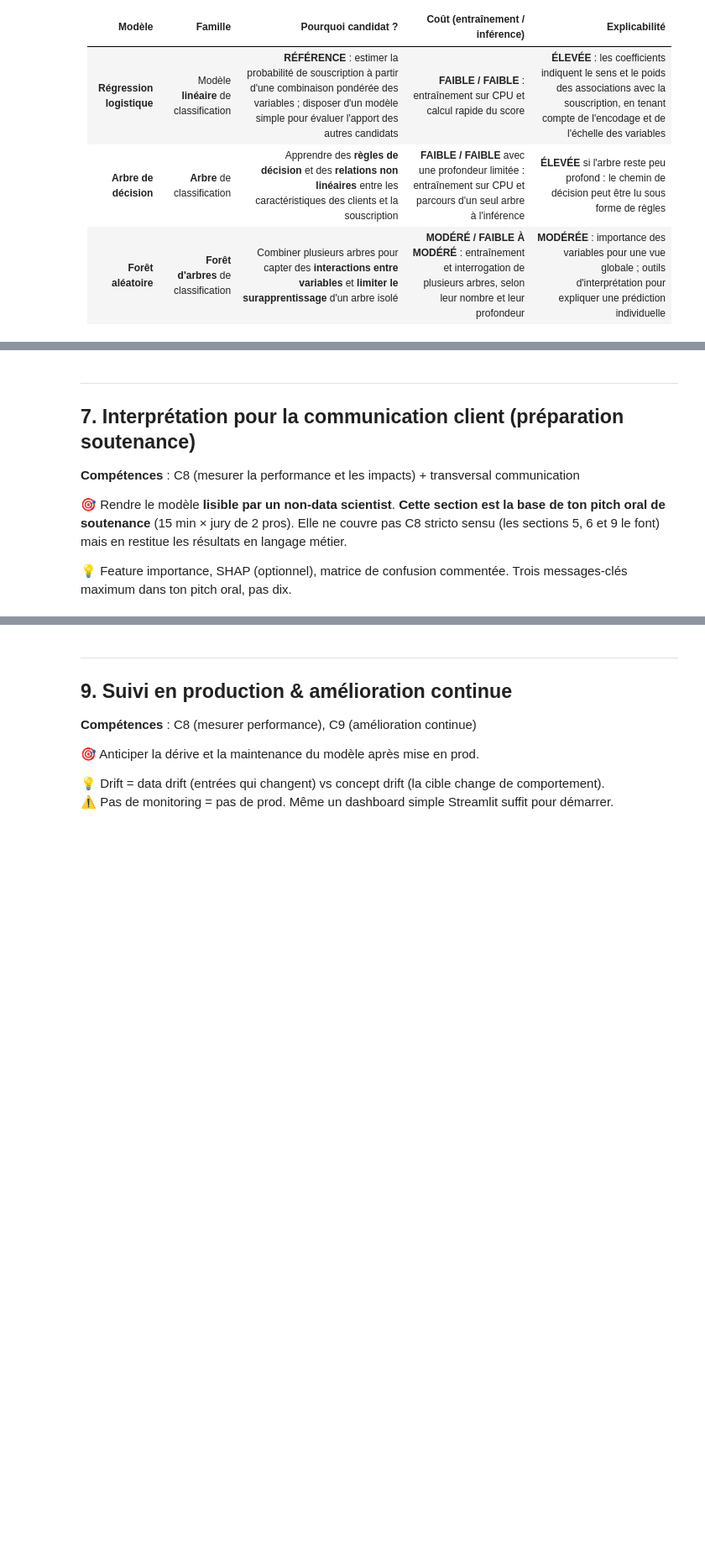
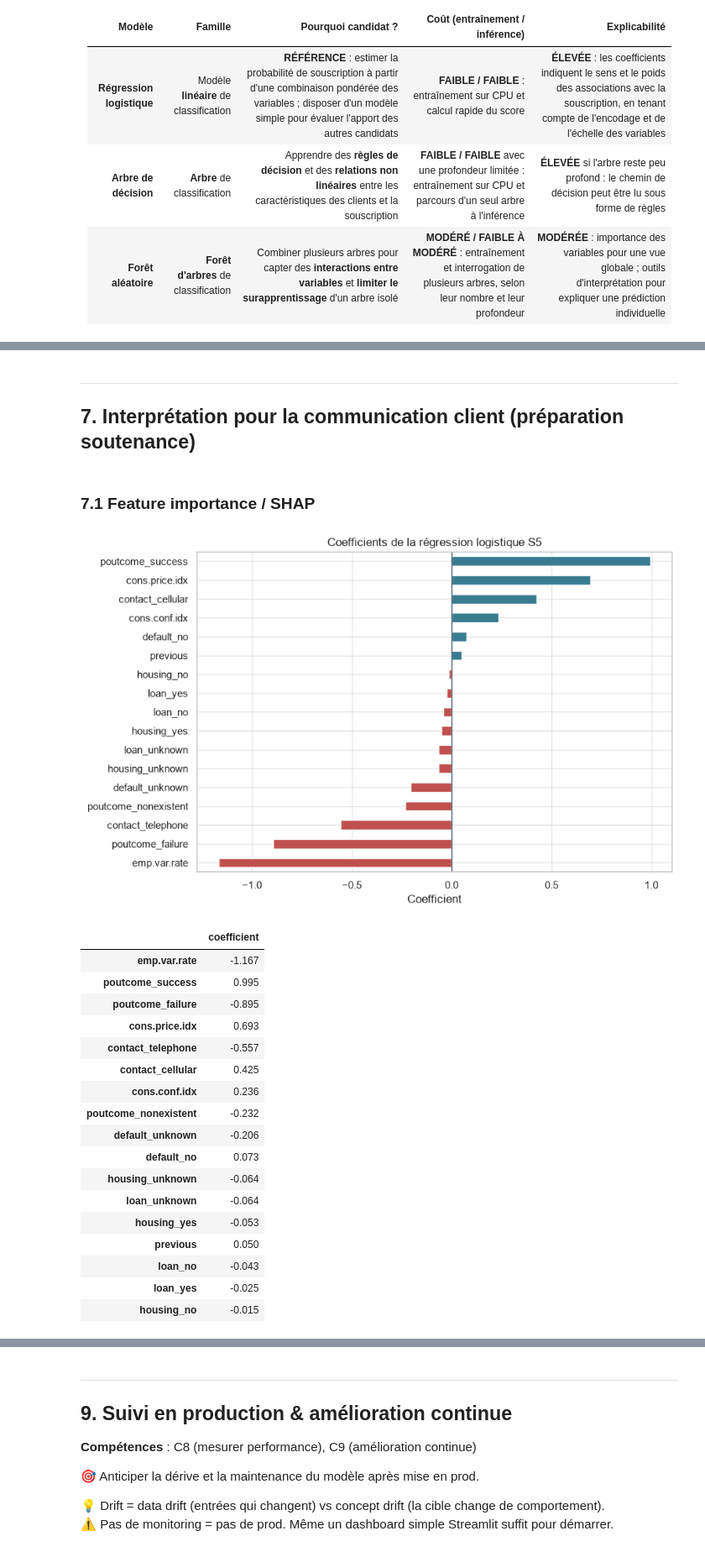
Before and after one commit to franckcwalter/eval-usecase-marketing, a Jupyter notebook: cas_usage_bank_marketing.ipynb, the cells around one changed output, grey strips where cells are left out. Shown at 84% size. Cells and saved outputs as stored; diff of their text form; code cells hidden in the pictures; blank space fills up the shorter version.

Commit message:
feat: modélisation, arbitrages entre scénarios et interprétation du modèle retenu

```diff
--- a/cas_usage_bank_marketing.ipynb
+++ b/cas_usage_bank_marketing.ipynb
@@ -24,6 +24,7 @@ DATA_DIR = Path("data")
 
 # Affichage
 pd.set_option("display.max_columns", 50)
+pd.set_option("display.max_colwidth", None)
 sns.set_theme(style="whitegrid")
 
 # Imports ML (à activer au fur et à mesure)
@@ -1484,0 +1531,12 @@ Le choix des modèles privilégiera le coût de calcul, l'explicabilité pour le
+# %%
+# Définition des métriques
+from sklearn.metrics import roc_auc_score
+
+def rappel_top50(y_vrai, probas):
+    """Part des souscripteurs retrouvés parmi les 50 % de clients au score le plus élevé."""
+    # Les clients sont classés par probabilité décroissante, puis la première moitié est sélectionnée.
+    # Le nombre de clients sélectionnés est fixe : les ex aequo, fréquents avec un arbre, ne font pas dépasser 50 %.
+    selection = np.argsort(-probas, kind="stable")[: len(probas) // 2]
+    return np.asarray(y_vrai)[selection].sum() / np.asarray(y_vrai).sum()
+
+metriques = {"rappel_top50": rappel_top50, "roc_auc": roc_auc_score}
@@ -1559,9 +2488,3 @@ Le choix des modèles privilégiera le coût de calcul, l'explicabilité pour le
 # %% [markdown]
 ---
 ## 7. Interprétation pour la communication client (préparation soutenance)
-
-**Compétences** : C8 (mesurer la performance et les impacts) + transversal communication
-
-🎯 Rendre le modèle **lisible par un non-data scientist**. **Cette section est la base de ton pitch oral de soutenance** (15 min × jury de 2 pros). Elle ne couvre pas C8 stricto sensu (les sections 5, 6 et 9 le font) mais en restitue les résultats en langage métier.
-
-💡 Feature importance, SHAP (optionnel), matrice de confusion commentée. Trois messages-clés maximum dans ton pitch oral, pas dix.
@@ -1569,0 +2491,52 @@ Le choix des modèles privilégiera le coût de calcul, l'explicabilité pour le
+# %% [markdown]
+### 7.1 Feature importance / SHAP
+# %%
+# 7.1.1 Coefficients de la régression logistique S5
+
+# La régression logistique donne un coefficient par colonne après préprocessing.
+# Les variables numériques sont standardisées, donc leurs coefficients sont comparables entre eux.
+# Un coefficient positif augmente la probabilité de souscrire, un coefficient négatif la diminue.
+# Chaque modalité d'une variable catégorielle a son propre coefficient, issu du OneHotEncoder.
+noms_colonnes = pd.Index(
+    pipe_final.named_steps["prep"].get_feature_names_out()
+).str.replace(r"^(num|cat)__", "", regex=True)
+
+coefficients = pd.Series(
+    pipe_final.named_steps["clf"].coef_[0], index=noms_colonnes
+).sort_values()
+
+fig, ax = plt.subplots(figsize=(9, 0.3 * len(coefficients) + 1))
+coefficients.plot.barh(
+    ax=ax, color=np.where(coefficients > 0, "#397c91", "#c0504d")
+)
+ax.axvline(0, color="#526174", linewidth=1)
+ax.set(xlabel="Coefficient", ylabel="",
+       title="Coefficients de la régression logistique S5")
+plt.show()
+
+display(coefficients.sort_values(key=abs, ascending=False).round(3).to_frame("coefficient"))
+
+# poutcome_success, cons.price.idx et contact_cellular favorisent le plus la souscription prédite.
+# emp.var.rate, poutcome_failure et contact_telephone réduisent le plus la souscription prédite.
+# cons.conf.idx, poutcome_nonexistent et default_unknown ont un effet plus faible sur le score.
+# Les autres coefficients sont proches de zéro et contribuent peu au score.
+# %% [output]
+[figure, added]
+|  | coefficient |
+| emp.var.rate | -1.167 |
+| poutcome_success | 0.995 |
+| poutcome_failure | -0.895 |
+| cons.price.idx | 0.693 |
+| contact_telephone | -0.557 |
+| contact_cellular | 0.425 |
+| cons.conf.idx | 0.236 |
+| poutcome_nonexistent | -0.232 |
+| default_unknown | -0.206 |
+| default_no | 0.073 |
+| housing_unknown | -0.064 |
+| loan_unknown | -0.064 |
+| housing_yes | -0.053 |
+| previous | 0.050 |
+| loan_no | -0.043 |
+| loan_yes | -0.025 |
+| housing_no | -0.015 |
```
Also changed, not shown: parts of 53 cells of this notebook, 4 other files.
